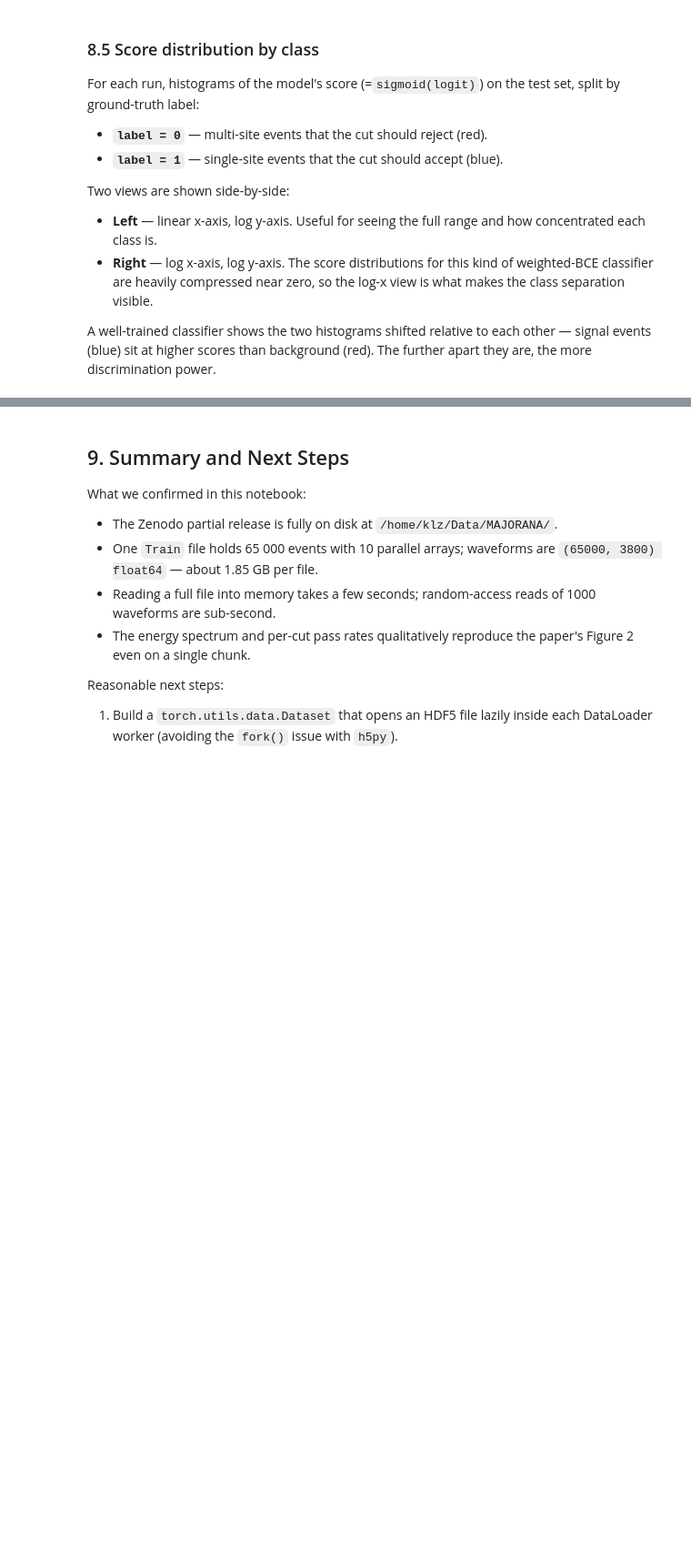
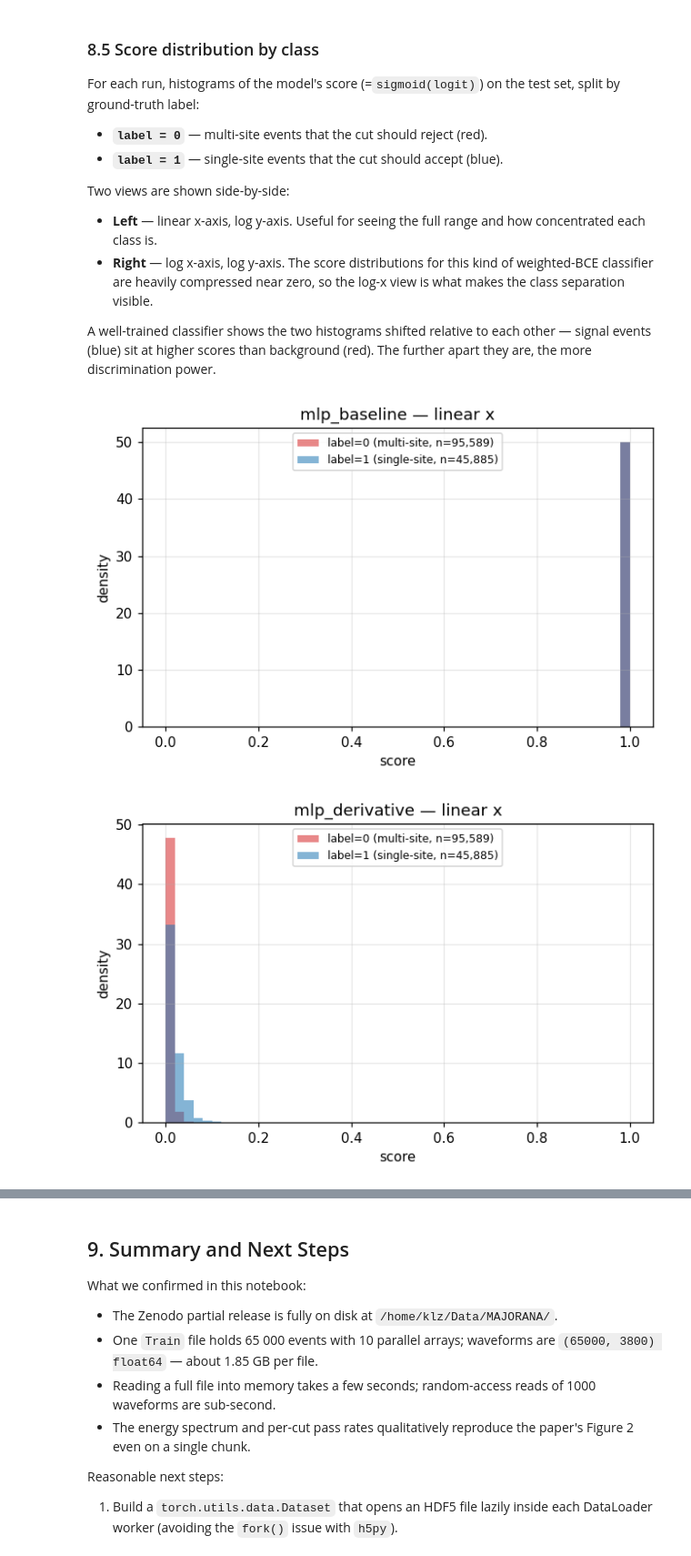
Before and after one commit to Galileo-Sandbox/MAJORANA_ACP, a Jupyter notebook: notebooks/data_visualization.ipynb, the cells around one changed output, grey strips where cells are left out. Shown at 91% size. Cells and saved outputs as stored; diff of their text form; code cells hidden in the pictures; blank space fills up the shorter version.

```diff
--- a/notebooks/data_visualization.ipynb
+++ b/notebooks/data_visualization.ipynb
@@ -823,46 +827,36 @@ def plot_score_distribution(run):
     bg_scores = scores[~labels]
     sig_scores = scores[labels]
 
-    fig, (ax_lin, ax_log) = plt.subplots(1, 2, figsize=(13.5, 4.5))
+    fig, (ax_lin) = plt.subplots(1, 1, figsize=(6, 4))
 
     # Linear x, log y.
+
     bins_lin = np.linspace(0.0, 1.0, 51)
     ax_lin.hist(
         bg_scores, bins=bins_lin, density=True, alpha=0.55,
         color="tab:red", label=f"label=0 (multi-site, n={len(bg_scores):,})",
     )
     ax_lin.hist(
         sig_scores, bins=bins_lin, density=True, alpha=0.55,
         color="tab:blue", label=f"label=1 (single-site, n={len(sig_scores):,})",
     )
-    ax_lin.set_yscale("log")
+    #ax_lin.set_yscale("log")
     ax_lin.set_xlabel("score")
     ax_lin.set_ylabel("density")
     ax_lin.set_title(f"{run['name']} — linear x")
     ax_lin.grid(alpha=0.3)
     ax_lin.legend(fontsize=8, loc="upper center")
 
-    # Log x, log y. Clip a small floor so log10(0) is finite.
-    eps = 1e-6
-    safe_bg = np.clip(bg_scores, eps, 1.0)
-    safe_sig = np.clip(sig_scores, eps, 1.0)
-    bins_log = np.logspace(np.log10(eps), 0.0, 51)
-    ax_log.hist(safe_bg, bins=bins_log, density=True, alpha=0.55, color="tab:red", label="label=0")
-    ax_log.hist(safe_sig, bins=bins_log, density=True, alpha=0.55, color="tab:blue", label="label=1")
-    ax_log.set_xscale("log")
-    ax_log.set_yscale("log")
-    ax_log.set_xlabel("score (log)")
-    ax_log.set_ylabel("density")
-    ax_log.set_title(f"{run['name']} — log x")
-    ax_log.grid(alpha=0.3, which="both")
-    ax_log.legend(fontsize=8, loc="upper left")
 
     fig.tight_layout()
     plt.show()
 
 
 if not runs:
     print("No runs found.")
 else:
     for r in runs:
         plot_score_distribution(r)
+# %% [output]
+[figure, added]
+[figure, added]
```
Also changed, not shown: parts of 10 cells of this notebook.
